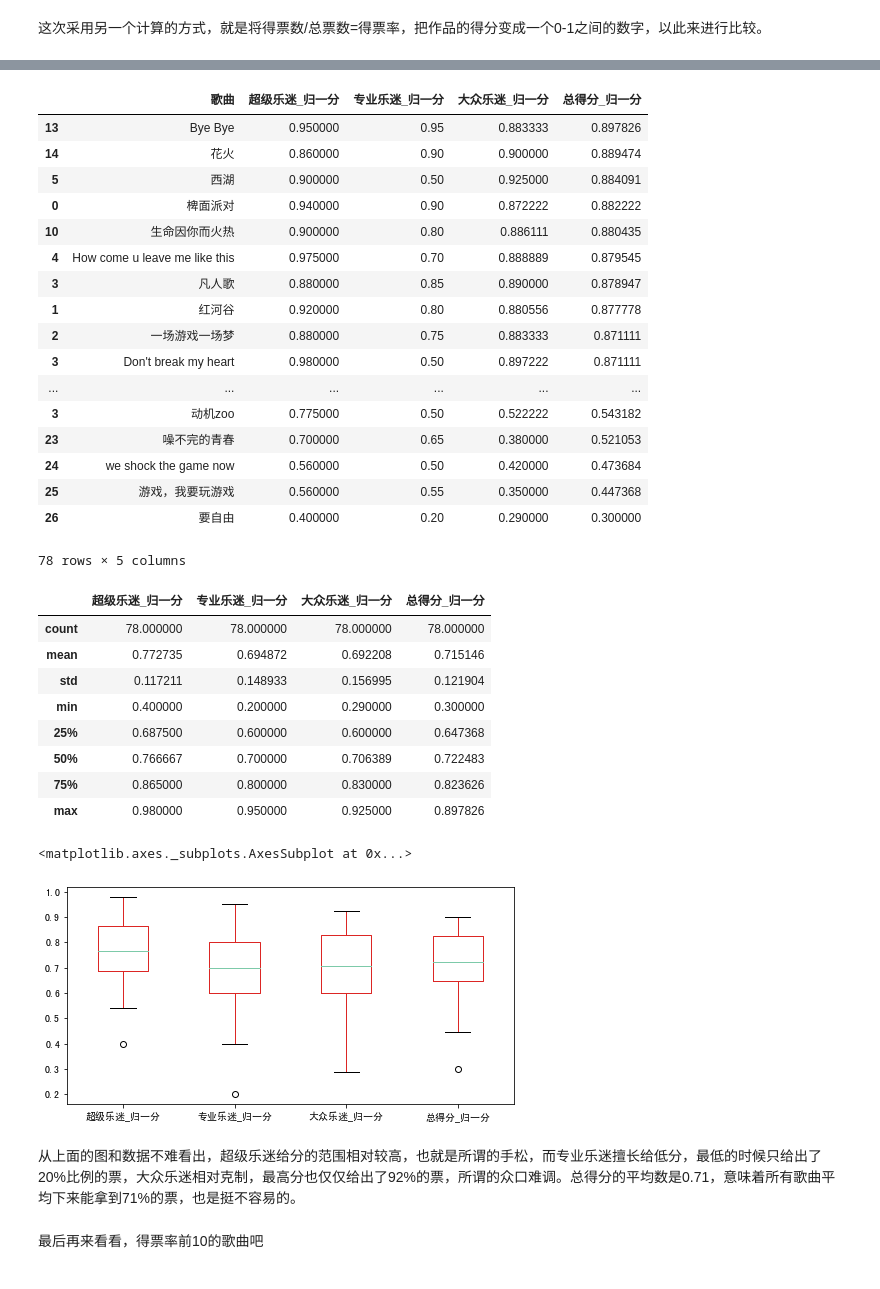
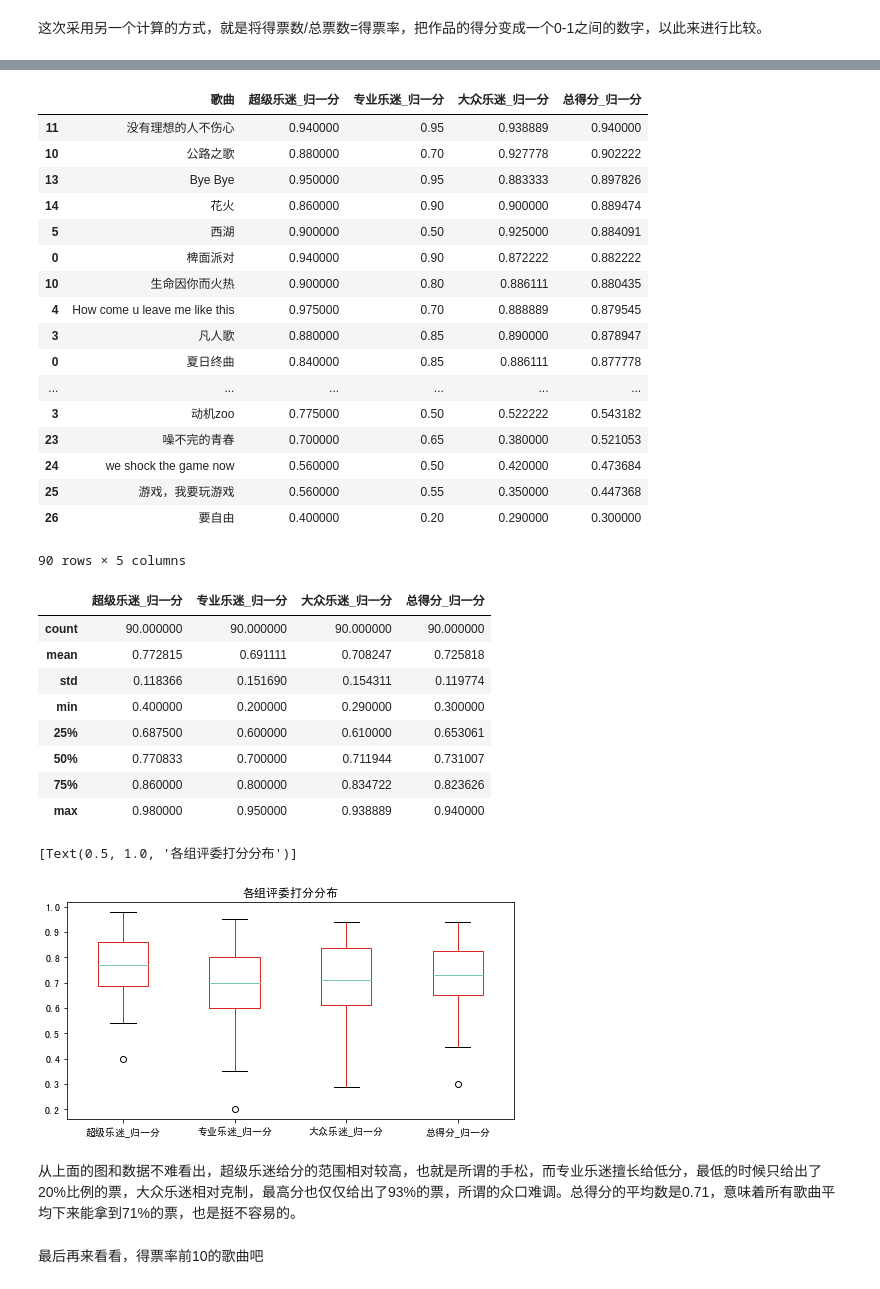
Before and after one commit to sheldson/thebigband, a Jupyter notebook: 乐队的夏天数据分析.ipynb, the cells around one changed output, grey strips where cells are left out. Drawn from its saved outputs; the diff is of its cells as text; code cells hidden in the pictures.

```diff
--- a/乐队的夏天数据分析.ipynb
+++ b/乐队的夏天数据分析.ipynb
@@ -18,6 +18,7 @@ data2 = pd.read_excel('/Users/linxiaosheng/Downloads/乐队的夏天.xlsx','第
 data3 = pd.read_excel('/Users/linxiaosheng/Downloads/乐队的夏天.xlsx','第三场累计积分赛')
 data4 = pd.read_excel('/Users/linxiaosheng/Downloads/乐队的夏天.xlsx','第四场复活赛')
 data5 = pd.read_excel('/Users/linxiaosheng/Downloads/乐队的夏天.xlsx','第五场9进7')
+data6 = pd.read_excel('/Users/linxiaosheng/Downloads/乐队的夏天.xlsx','第六场总决赛')
 # %%
 # 观察数据
 
@@ -130,18 +160,20 @@ data1.sort_values(by='总得分_标准分', ascending = False)
 # %%
 # 因为每场数据是分开的，所以首先截取原来数据拼在一起成为一个长表
 
-data1_score = data1.loc[:,['场数','乐队','歌曲','排名','超级乐迷得分_标准分',
+data1_score = data1[['场数','乐队','歌曲','排名','超级乐迷得分_标准分',
                            '专业乐迷得分_标准分','大众乐迷得分_标准分','总得分_标准分']]
-data2_score = data2.loc[:,['场数','乐队','歌曲','排名','超级乐迷得分_标准分','专业乐迷得分_标准分','大众乐迷得分_标准分',
+data2_score = data2[['场数','乐队','歌曲','排名','超级乐迷得分_标准分','专业乐迷得分_标准分','大众乐迷得分_标准分',
                            '总得分_标准分']]
-data3_score = data3.loc[:,['场数','乐队','歌曲','排名','超级乐迷得分_标准分','专业乐迷得分_标准分','大众乐迷得分_标准分',
+data3_score = data3[['场数','乐队','歌曲','排名','超级乐迷得分_标准分','专业乐迷得分_标准分','大众乐迷得分_标准分',
                            '总得分_标准分']]
-data4_score = data4.loc[:,['场数','乐队','歌曲','排名','超级乐迷得分_标准分','专业乐迷得分_标准分','大众乐迷得分_标准分',
+data4_score = data4[['场数','乐队','歌曲','排名','超级乐迷得分_标准分','专业乐迷得分_标准分','大众乐迷得分_标准分',
                            '总得分_标准分']]
-data5_score = data5.loc[:,['场数','乐队','歌曲','排名','超级乐迷得分_标准分','专业乐迷得分_标准分','大众乐迷得分_标准分',
+data5_score = data5[['场数','乐队','歌曲','排名','超级乐迷得分_标准分','专业乐迷得分_标准分','大众乐迷得分_标准分',
+                           '总得分_标准分']]
+data6_score = data6[['场数','乐队','歌曲','排名','超级乐迷得分_标准分','专业乐迷得分_标准分','大众乐迷得分_标准分',
                            '总得分_标准分']]
 
-total_score = pd.concat([data1_score,data2_score,data3_score,data4_score,data5_score],axis=0)
+total_score = pd.concat([data1_score,data2_score,data3_score,data4_score,data5_score,data6_score],axis=0)
 # %%
 # 按照乐队这个标签分类计算，计算方式是平均值，计算字段是总得分_标准分，然后按照总得分_标准分排列
 
@@ -390,18 +415,18 @@ def normalize(series,x_max):
 # %%
 # 对不同总分不同类别的得分应用归一化函数
 
-for data in [data1,data2,data5]:
+for data in [data1,data2,data5,data6]:
     data['超级乐迷_归一分'] = normalize(data['超级乐迷得分'],50)
 
 data3['超级乐迷_归一分'] = normalize(data3['超级乐迷得分'],60)
 data4['超级乐迷_归一分'] = normalize(data4['超级乐迷得分'],40)
 
-for data in [data1,data2,data3,data4,data5]:
+for data in [data1,data2,data3,data4,data5,data6]:
     data['专业乐迷_归一分'] = normalize(data['专业乐迷得分'],40)
 
 for data in [data1,data2]:
     data['大众乐迷_归一分'] = normalize(data['大众乐迷得分'],100)
-for data in [data3,data4,data5]:
+for data in [data3,data4,data5,data6]:
     data['大众乐迷_归一分'] = normalize(data['大众乐迷得分'],360)
 # %%
 # 看一下效果
@@ -417,8 +448,8 @@ data4
 # %%
 # 批量对总得分应用归一化函数
 
-match_total = {'data1':190,'data2':190,'data3':460,'data4':440,'data5':450}
-data_list = [data1,data2,data3,data4,data5]
+match_total = {'data1':190,'data2':190,'data3':460,'data4':440,'data5':450,'data6':450}
+data_list = [data1,data2,data3,data4,data5,data6]
 
 for i,data in enumerate(data_list):
     data['总得分_归一分'] = normalize(data['总得分'],match_total['data'+ str(i+1)])
@@ -434,6 +465,8 @@ for data in data_list:
 total_nor_score.sort_values(by = '总得分_归一分',ascending=False)
 # %% [output]
 |  | 歌曲 | 超级乐迷_归一分 | 专业乐迷_归一分 | 大众乐迷_归一分 | 总得分_归一分 |
+| 11 | 没有理想的人不伤心 | 0.940000 | 0.95 | 0.938889 | 0.940000 |
+| 10 | 公路之歌 | 0.880000 | 0.70 | 0.927778 | 0.902222 |
 | 13 | Bye Bye | 0.950000 | 0.95 | 0.883333 | 0.897826 |
 | 14 | 花火 | 0.860000 | 0.90 | 0.900000 | 0.889474 |
 | 5 | 西湖 | 0.900000 | 0.50 | 0.925000 | 0.884091 |
@@ -441,38 +474,36 @@ total_nor_score.sort_values(by = '总得分_归一分',ascending=False)
 | 10 | 生命因你而火热 | 0.900000 | 0.80 | 0.886111 | 0.880435 |
 | 4 | How come u leave me like this | 0.975000 | 0.70 | 0.888889 | 0.879545 |
 | 3 | 凡人歌 | 0.880000 | 0.85 | 0.890000 | 0.878947 |
-| 1 | 红河谷 | 0.920000 | 0.80 | 0.880556 | 0.877778 |
-| 2 | 一场游戏一场梦 | 0.880000 | 0.75 | 0.883333 | 0.871111 |
-| 3 | Don't break my heart | 0.980000 | 0.50 | 0.897222 | 0.871111 |
+| 0 | 夏日终曲 | 0.840000 | 0.85 | 0.886111 | 0.877778 |
 | ... | ... | ... | ... | ... | ... |
 | 3 | 动机zoo | 0.775000 | 0.50 | 0.522222 | 0.543182 |
 | 23 | 噪不完的青春 | 0.700000 | 0.65 | 0.380000 | 0.521053 |
 | 24 | we shock the game now | 0.560000 | 0.50 | 0.420000 | 0.473684 |
 | 25 | 游戏，我要玩游戏 | 0.560000 | 0.55 | 0.350000 | 0.447368 |
 | 26 | 要自由 | 0.400000 | 0.20 | 0.290000 | 0.300000 |
-78 rows × 5 columns
+90 rows × 5 columns
 # %%
 # 看看数据整体的描述
 total_nor_score.describe()
 # %% [output]
 |  | 超级乐迷_归一分 | 专业乐迷_归一分 | 大众乐迷_归一分 | 总得分_归一分 |
-| count | 78.000000 | 78.000000 | 78.000000 | 78.000000 |
-| mean | 0.772735 | 0.694872 | 0.692208 | 0.715146 |
-| std | 0.117211 | 0.148933 | 0.156995 | 0.121904 |
+| count | 90.000000 | 90.000000 | 90.000000 | 90.000000 |
+| mean | 0.772815 | 0.691111 | 0.708247 | 0.725818 |
+| std | 0.118366 | 0.151690 | 0.154311 | 0.119774 |
 | min | 0.400000 | 0.200000 | 0.290000 | 0.300000 |
-| 25% | 0.687500 | 0.600000 | 0.600000 | 0.647368 |
-| 50% | 0.766667 | 0.700000 | 0.706389 | 0.722483 |
-| 75% | 0.865000 | 0.800000 | 0.830000 | 0.823626 |
-| max | 0.980000 | 0.950000 | 0.925000 | 0.897826 |
+| 25% | 0.687500 | 0.600000 | 0.610000 | 0.653061 |
+| 50% | 0.770833 | 0.700000 | 0.711944 | 0.731007 |
+| 75% | 0.860000 | 0.800000 | 0.834722 | 0.823626 |
+| max | 0.980000 | 0.950000 | 0.938889 | 0.940000 |
 # %%
-# 运用箱型图可以看到各组给分的分布，其中蓝线是平均分，圆圈是最小值
 fig,ax = plt.subplots(1,1,figsize = (8,4))
 total_nor_score.boxplot(ax = ax,grid=False)
+ax.set(title = '各组评委打分分布')
 # %% [output]
-<matplotlib.axes._subplots.AxesSubplot at 0x...>
+[Text(0.5, 1.0, '各组评委打分分布')]
-[figure, old version]
+[figure, new version]
 # %% [markdown]
-从上面的图和数据不难看出，超级乐迷给分的范围相对较高，也就是所谓的手松，而专业乐迷擅长给低分，最低的时候只给出了20%比例的票，大众乐迷相对克制，最高分也仅仅给出了92%的票，所谓的众口难调。总得分的平均数是0.71，意味着所有歌曲平均下来能拿到71%的票，也是挺不容易的。
+从上面的图和数据不难看出，超级乐迷给分的范围相对较高，也就是所谓的手松，而专业乐迷擅长给低分，最低的时候只给出了20%比例的票，大众乐迷相对克制，最高分也仅仅给出了93%的票，所谓的众口难调。总得分的平均数是0.71，意味着所有歌曲平均下来能拿到71%的票，也是挺不容易的。
 # %% [markdown]
 最后再来看看，得票率前10的歌曲吧
 # %%
```
Also changed, not shown: parts of 22 cells of this notebook.
